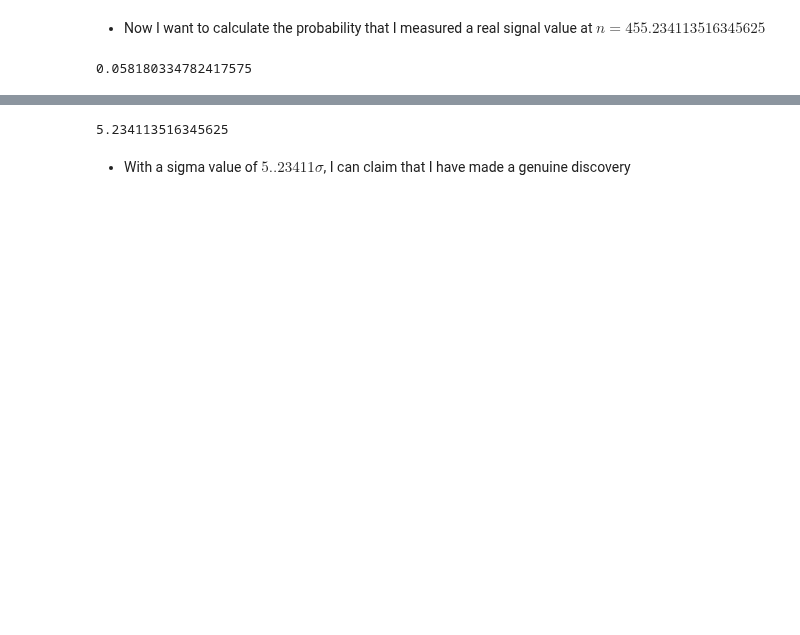
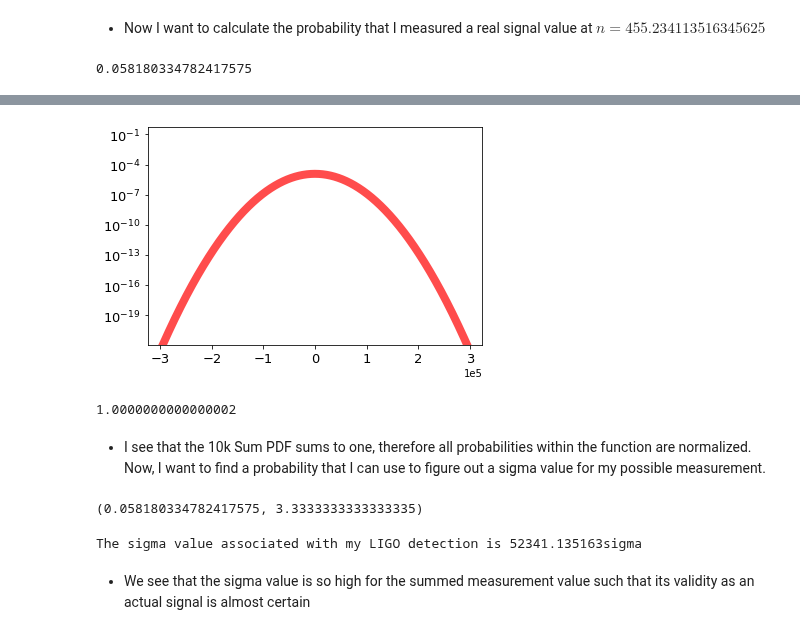
Before and after one commit to jbc1216/434-Portfolio, a Jupyter notebook: FinchCarr_Lab02.ipynb, the cells around one changed output, grey strips where cells are left out. Cells and saved outputs as stored; diff of their text form; code cells hidden in the pictures; blank space fills up the shorter version.

```diff
--- a/FinchCarr_Lab02.ipynb
+++ b/FinchCarr_Lab02.ipynb
@@ -376,6 +390,46 @@ sum(stats.norm.pdf(n, loc=0, scale=scaleN))
+# %%
+sum = 10000
+PDF_10k = LIGO
+for i in range(sum-1):
+    PDF_10k = signal.fftconvolve(PDF_10k, LIGO, mode='full');
+# %%
+sigY10k = 10000 * 5.234113516345625
+width = 20*10000
+scaleN10k = (20*10000)/6
+fig, ax = plt.subplots(1, 1)
+
+
+
+plt.tick_params(labelsize = 13, labelrotation = 90)
+
+# Let's create an x-axis that we can plot our background distribution on
+n10k = np.arange(-len(PDF_10k)/2, len(PDF_10k)/2)
+
+# Define our PDF function as a new variable, and the pdf must sum to 1!
+Ver210k = stats.norm.pdf(n10k, loc=0, scale=scaleN10k)
+
+# Now let's plot the results of the normal distribution against its input x-values
+plt.ticklabel_format(axis='x', style='sci', scilimits=(0,0))
+plt.yscale('log')
+plt.xticks(rotation=0)
+plt.yticks(rotation=0)
+ax.plot(n10k, Ver210k,'r-', lw=8, alpha=.7, label='10k Sum - Normal PDF')
+plt.ylim(Ver210k.min(), Ver210k.max()+0.5)
+plt.show()
+Ver210k.sum()
+# %% [output]
+[figure, added]
+1.0000000000000002
+# %% [markdown]
+- I see that the 10k Sum PDF sums to one, therefore all probabilities within the function are normalized. Now, I want to find a probability that I can use to figure out a sigma value for my possible measurement.
 # %%
-sigY-0/(stats.norm.std(loc=0, scale=(muN/6)))
+1-stats.norm.cdf(sigY10k, loc=0, scale=scaleN10k)
 # %% [output]
-5.234113516345625
+(0.058180334782417575, 3.3333333333333335)
-# %% [markdown]
-- With a sigma value of $5..23411\sigma$, I can claim that I have made a genuine discovery
+# %%
+sigY10k-0/(10000*(Ver210k.var()**0.5))
+print(f'The sigma value associated with my LIGO detection is {sigY10k-0/(stats.norm.std(loc=0, scale=scaleN10k)):f}sigma')
+# %% [output]
+The sigma value associated with my LIGO detection is 52341.135163sigma
+# %% [markdown]
+- We see that the sigma value is so high for the summed measurement value such that its validity as an actual signal is almost certain
```
Also changed, not shown: parts of 5 cells of this notebook.
